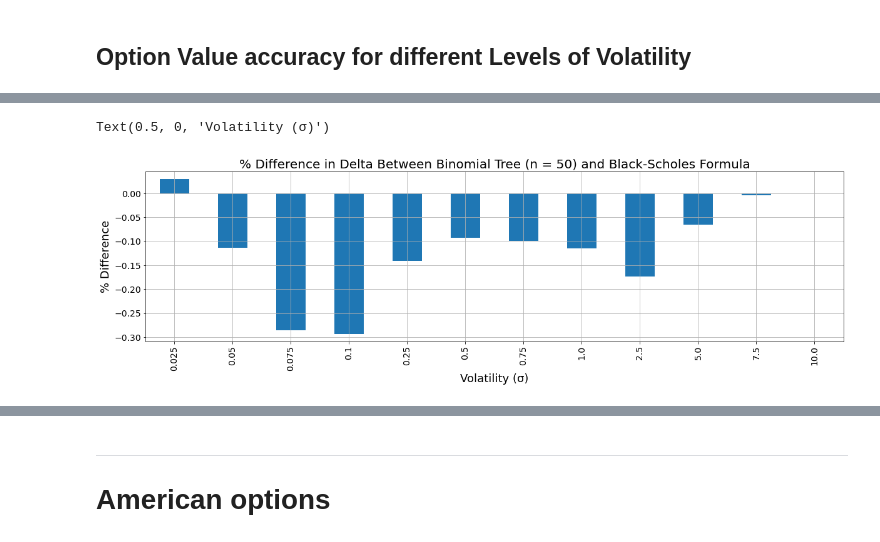
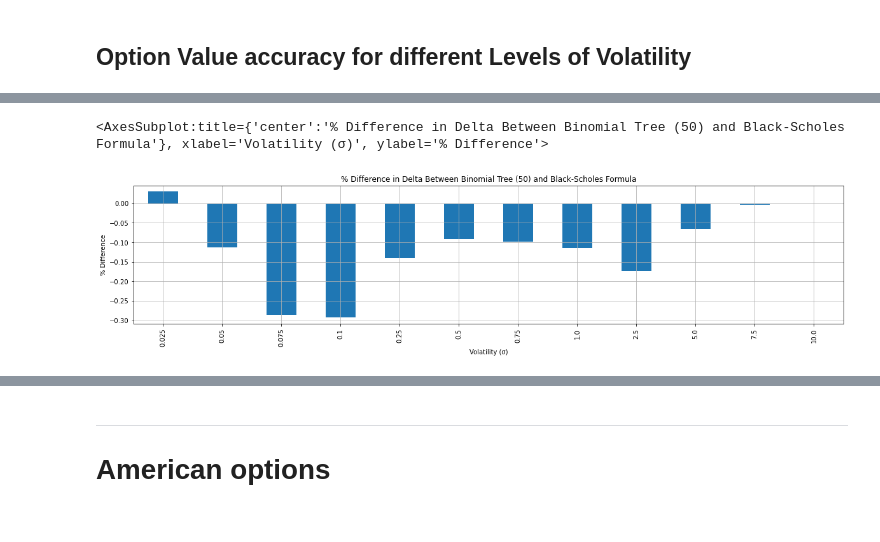
Before and after one commit to ithakis/UvA-Computational-Finance, a Jupyter notebook: Part 2.ipynb, the cells around one changed output, grey strips where cells are left out. Cells and saved outputs as stored; diff of their text form; code cells hidden in the pictures.

```diff
--- a/Part 2.ipynb
+++ b/Part 2.ipynb
@@ -292,16 +325,13 @@ values = np.zeros((size, 2))
 for vol in space[:-4]:
     V_bt, D_bt = call_bt(_T, _r, _K, vol, N, _S)
     V_bs, D_bs = bs_call(_S, _K, _T, _r, vol)
-    values[size-1] = [f"{vol:.3f}", ((V_bt - V_bs)/V_bs)*100]
+    values[size-1] = [f"{vol:.3f}", (V_bt - V_bs)/V_bs*100]
     size -= 1
 
 # pd.set_eng_float_format(accuracy=3)
 values = pd.DataFrame(values[::-1][:,1], index=values[::-1][:,0], columns=['% Difference'])
 values.sort_index(inplace=True)
-values.plot(kind='bar', figsize=(20,5), grid=True, legend=False, fontsize = 14)
-plt.title("% Difference in Option Price Between Binomial Tree (n = 50) and Black-Scholes Formula", fontsize = 20)
-plt.ylabel('% Difference', fontsize = 18)
-plt.xlabel('Volatility (σ)', fontsize = 18)
-plt.show()
+values.plot(kind='bar', figsize=(20,4), grid=True, title="% Difference Between Binomial Tree (50) and Black-Scholes Formula",
+            ylabel='% Difference', xlabel='Volatility (σ)', legend=False)
 # values
 # %% [output]
@@ -309,29 +339,0 @@ plt.show()
-# %%
-# Experimenting with different volatility values for the Binomial Tree
-BS_values = []; tree_values = []
-S = 100
-T = 1.
-K = 99
-r = 0.06
-N = 50
-
-vol = np.linspace(0.025, 10, num=399)
-for sigma in vol:
-    bt_value, bt_delta = call_bt(T, r, K, sigma, N, S)
-    tree_values.append(bt_value)
-
-    bs_value, bs_delta = bs_call(S, K, T, r, sigma)
-    BS_values.append(bs_value)
-
-# Make figure
-plt.figure(figsize=(20,5), dpi=150)
-plt.plot(vol, BS_values, linestyle="dashed", label="Black Scholes", linewidth = 3)
-plt.plot(vol, tree_values, linestyle="dotted", label="Binomial Tree", linewidth = 3)
-plt.xlabel(r"Volatility ($\sigma$)", fontsize = 18)
-plt.ylabel(r"Option Price (in €)", fontsize = 18)
-plt.legend(fontsize = 15)
-plt.title("Call Option Price Predictions for Different Volatility Values", fontsize = 20)
-plt.xticks(np.arange(0, 10.1, 1), fontsize = 15)
-plt.yticks(fontsize = 15)
-plt.grid()
-plt.show()
@@ -340,31 +340,28 @@ plt.show()
 # %%
 values_df = pd.DataFrame()
 _S = 100    ;    _T = 1. ; _K = 99   ;   _r = 0.06
 
 space = []
 for fp in [10, 1, .1, .01]:
     _divisions = 4
     for sd in [(x+1)/_divisions for x in range(_divisions)]:
         space.append(fp*sd)
 # print(space)
 
 N = 50 ;   size = len(space)-4
 values = np.zeros((size, 2))
 for vol in space[:-4]:
     V_bt, D_bt = call_bt(_T, _r, _K, vol, N, _S)
     V_bs, D_bs = bs_call(_S, _K, _T, _r, vol)
     values[size-1] = [f"{vol:.3f}", (D_bt - D_bs)/D_bs*100]
     size -= 1
 
 # pd.set_eng_float_format(accuracy=3)
 values = pd.DataFrame(values[::-1][:,1], index=values[::-1][:,0], columns=['% Difference'])
 values.sort_index(inplace=True)
-values.plot(kind='bar', figsize=(20,5), grid=True, legend=False, fontsize = 14)
-plt.title("% Difference in Delta Between Binomial Tree (n = 50) and Black-Scholes Formula", fontsize = 20)
-plt.ylabel('% Difference', fontsize = 18)
-plt.xlabel('Volatility (σ)', fontsize = 18)
-plt.show()
+values.plot(kind='bar', figsize=(20,4), grid=True, title="% Difference in Delta Between Binomial Tree (50) and Black-Scholes Formula",
+            ylabel='% Difference', xlabel='Volatility (σ)', legend=False)
 # values
 # %% [output]
-Text(0.5, 0, 'Volatility (σ)')
+<AxesSubplot:title={'center':'% Difference in Delta Between Binomial Tree (50) and Black-Scholes Formula'}, xlabel='Volatility (σ)', ylabel='% Difference'>
-[figure, old version]
+[figure, new version]
```
Also changed, not shown: parts of 28 cells of this notebook, 1 other file.
